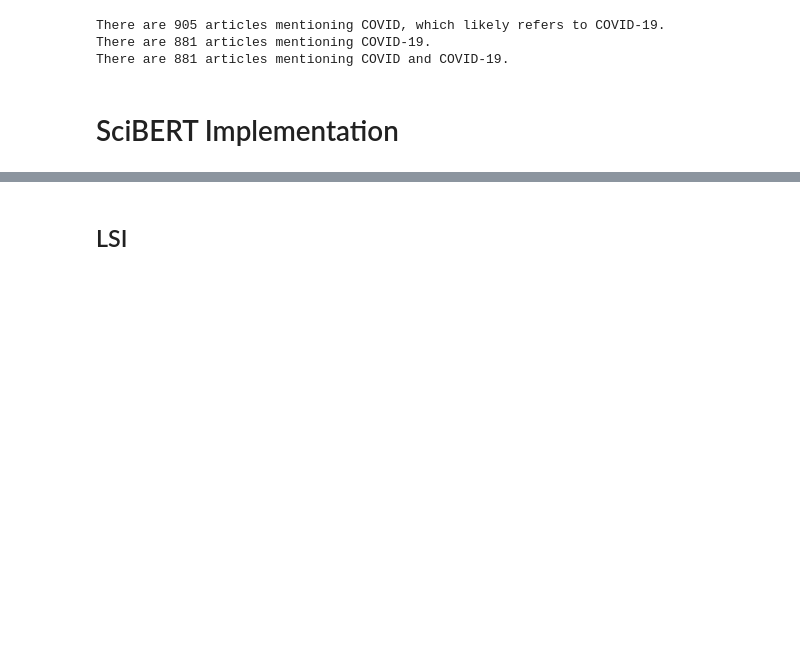
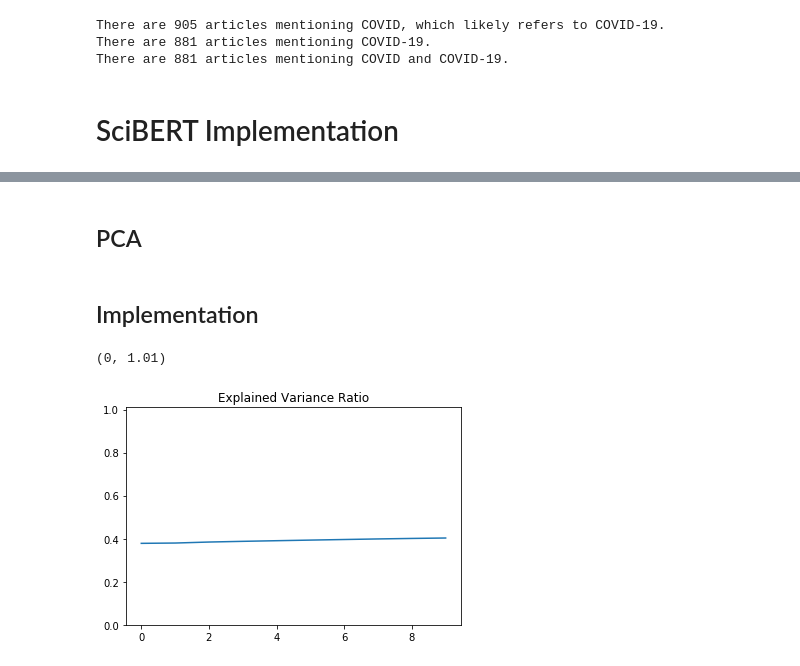
Before and after one commit to COVID19-DVRN/8-AI-Mapping-of-Relevant-Coronavirus-Literature, a Jupyter notebook: AbstractAnalytics.ipynb, the cells around one changed output, grey strips where cells are left out. Drawn from its saved outputs; the diff is of its cells as text; code cells hidden in the pictures; blank space fills up the shorter version.

```diff
--- a/AbstractAnalytics.ipynb
+++ b/AbstractAnalytics.ipynb
@@ -34,0 +113,10 @@ There are 881 articles mentioning COVID and COVID-19.
+# %%
+# Create corpus
+bow_corpus = [dictionary.doc2bow(doc) for doc in metadata['gensim_abstract_processed']]
+
+# Preview the corpus
+bow_doc_4310 = bow_corpus[100]
+for i in range(len(bow_doc_4310)):
+    print("Word {} (\"{}\") appears {} time.".format(bow_doc_4310[i][0],
+                                               dictionary[bow_doc_4310[i][0]],
+bow_doc_4310[i][1]))
@@ -34,0 +144,10 @@ There are 881 articles mentioning COVID and COVID-19.
+# %%
+# Creating tf-idf matrix from bow (not clear if needed)
+
+from gensim import corpora, models
+tfidf = models.TfidfModel(bow_corpus)
+corpus_tfidf = tfidf[bow_corpus]
+from pprint import pprint
+for doc in corpus_tfidf:
+    pprint(doc)
+    break
@@ -35,2 +172,21 @@ There are 881 articles mentioning COVID and COVID-19.
 # %% [markdown]
-## LSI
+## PCA
+# %% [markdown]
+## Implementation
+# %%
+# .T to transpose since it's a word-doc matrix, not doc-word matrix
+tfidf_sparse = gensim.matutils.corpus2csc(corpus_tfidf, printprogress=500).T
+# %%
+from sklearn.preprocessing import normalize
+tfidf_sparse_norm = normalize(tfidf_sparse, norm='l1', axis=1)
+# %%
+truncatedsvd = TruncatedSVD(n_components = 30, algorithm = 'randomized', random_state = 20)
+
+transformed = truncatedsvd.fit_transform(tfidf_sparse_norm)
+
+plt.title('Explained Variance Ratio')
+plt.plot(np.cumsum(truncatedsvd.explained_variance_ratio_)[0:10])
+plt.ylim(0, 1.01)
+# %% [output]
+(0, 1.01)
+[figure, added]
```
Also changed, not shown: parts of 24 cells of this notebook.
